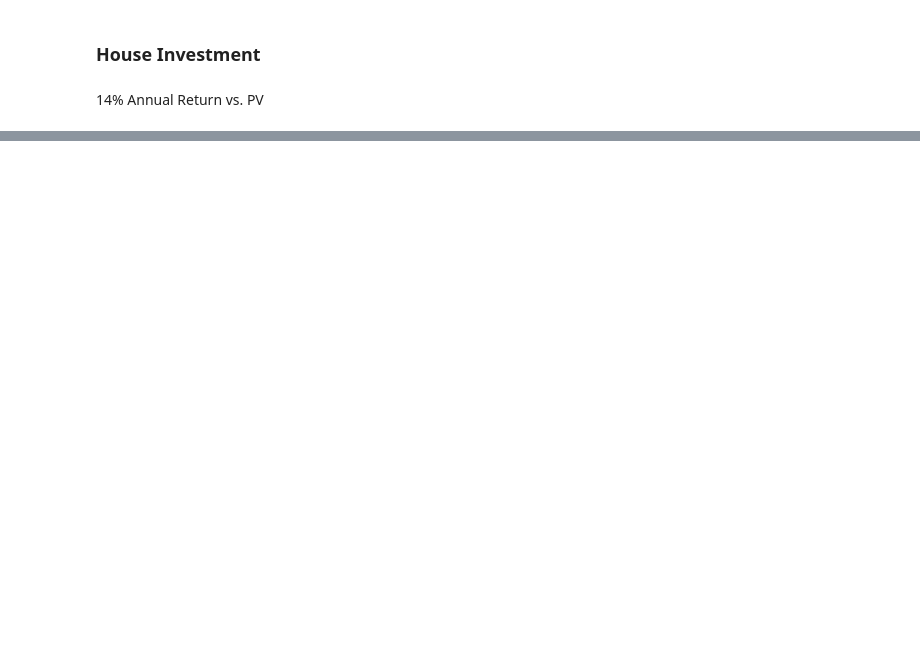
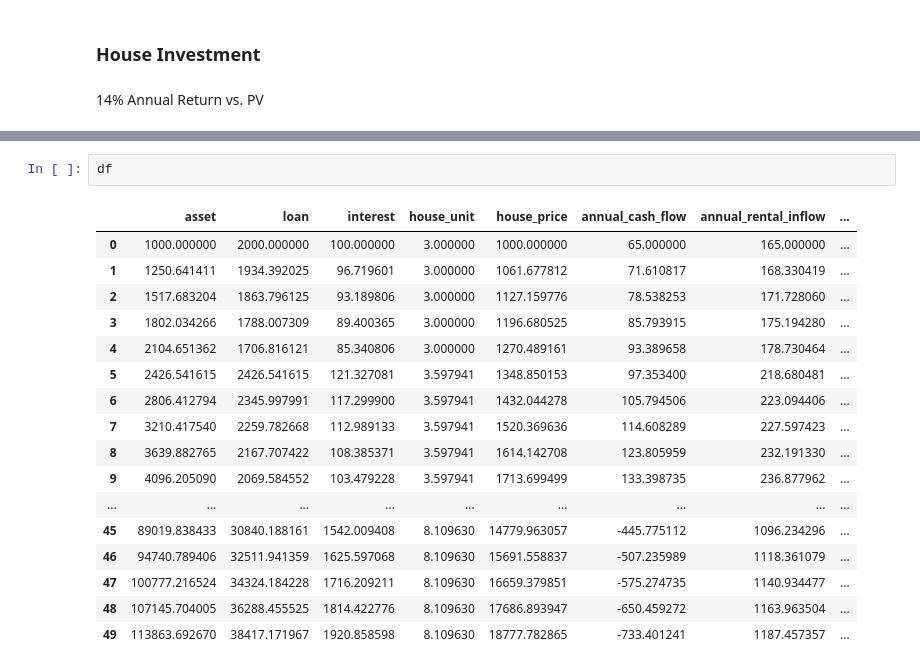
Before and after one commit to BichengWang/py-notebook, a Jupyter notebook: src/finance/strategies/target_market_analysis.ipynb, the cells around one changed output, grey strips where cells are left out. Cells and saved outputs as stored; diff of their text form; blank space fills up the shorter version.

```diff
--- a/src/finance/strategies/target_market_analysis.ipynb
+++ b/src/finance/strategies/target_market_analysis.ipynb
@@ -1150,0 +1185,20 @@ INFO:__main__:
+# %%
+df
+# %% [output]
+|  | asset | loan | interest | house_unit | house_price | annual_cash_flow | annual_rental_inflow | ... |
+| 0 | 1000.000000 | 2000.000000 | 100.000000 | 3.000000 | 1000.000000 | 65.000000 | 165.000000 | ... |
+| 1 | 1250.641411 | 1934.392025 | 96.719601 | 3.000000 | 1061.677812 | 71.610817 | 168.330419 | ... |
+| 2 | 1517.683204 | 1863.796125 | 93.189806 | 3.000000 | 1127.159776 | 78.538253 | 171.728060 | ... |
+| 3 | 1802.034266 | 1788.007309 | 89.400365 | 3.000000 | 1196.680525 | 85.793915 | 175.194280 | ... |
+| 4 | 2104.651362 | 1706.816121 | 85.340806 | 3.000000 | 1270.489161 | 93.389658 | 178.730464 | ... |
+| 5 | 2426.541615 | 2426.541615 | 121.327081 | 3.597941 | 1348.850153 | 97.353400 | 218.680481 | ... |
+| 6 | 2806.412794 | 2345.997991 | 117.299900 | 3.597941 | 1432.044278 | 105.794506 | 223.094406 | ... |
+| 7 | 3210.417540 | 2259.782668 | 112.989133 | 3.597941 | 1520.369636 | 114.608289 | 227.597423 | ... |
+| 8 | 3639.882765 | 2167.707422 | 108.385371 | 3.597941 | 1614.142708 | 123.805959 | 232.191330 | ... |
+| 9 | 4096.205090 | 2069.584552 | 103.479228 | 3.597941 | 1713.699499 | 133.398735 | 236.877962 | ... |
+| ... | ... | ... | ... | ... | ... | ... | ... | ... |
+| 45 | 89019.838433 | 30840.188161 | 1542.009408 | 8.109630 | 14779.963057 | -445.775112 | 1096.234296 | ... |
+| 46 | 94740.789406 | 32511.941359 | 1625.597068 | 8.109630 | 15691.558837 | -507.235989 | 1118.361079 | ... |
+| 47 | 100777.216524 | 34324.184228 | 1716.209211 | 8.109630 | 16659.379851 | -575.274735 | 1140.934477 | ... |
+| 48 | 107145.704005 | 36288.455525 | 1814.422776 | 8.109630 | 17686.893947 | -650.459272 | 1163.963504 | ... |
+| 49 | 113863.692670 | 38417.171967 | 1920.858598 | 8.109630 | 18777.782865 | -733.401241 | 1187.457357 | ... |
```
Also changed, not shown: parts of 11 cells of this notebook, 1 other file.
